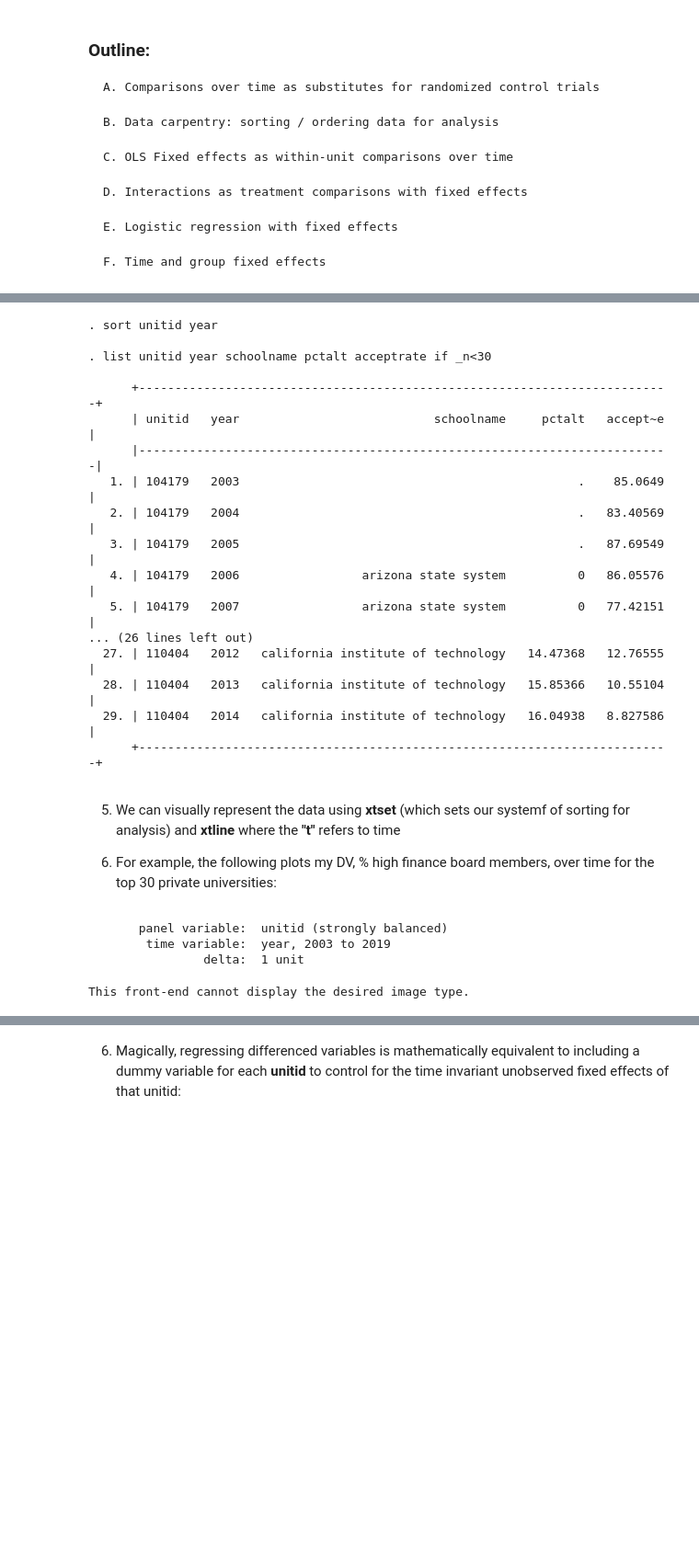
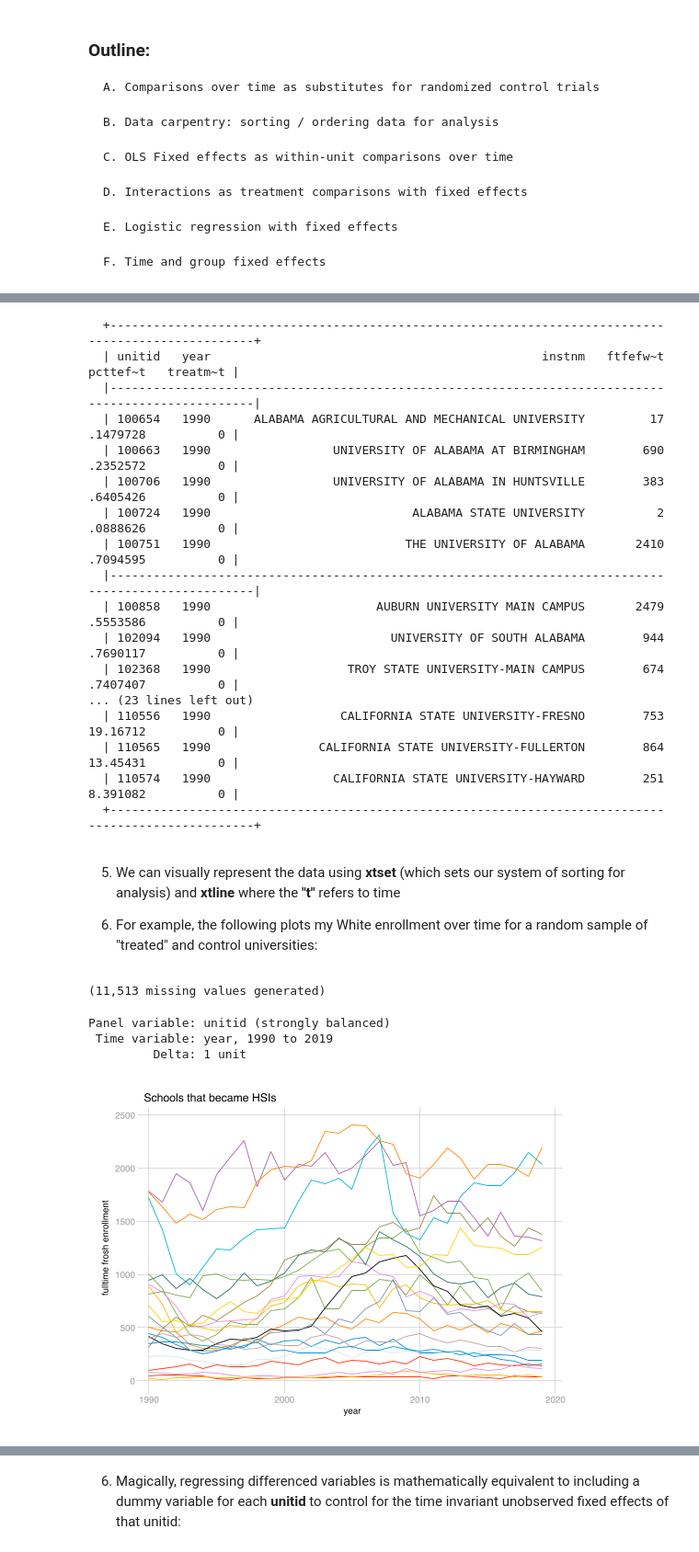
Before and after one commit to charlieeatonphd/Graduate-Statistics-and-Data-Science-for-Sociology, a Jupyter notebook: week13/w13lesson_timeseries.ipynb, the cells around one changed output, grey strips where cells are left out. Shown: that part at 92% size. Drawn from its saved outputs; the diff is of its cells as text; code cells hidden in the pictures; blank space fills up the shorter version.

Commit message:
update time series lesson

```diff
--- a/week13/w13lesson_timeseries.ipynb
+++ b/week13/w13lesson_timeseries.ipynb
@@ -71,44 +122,47 @@ Name the treatment (indepdent variable here): [varname here)
 # %%
-quietly {
-use universityboards, clear
-*log using w13lesson_timeserieslog20200422
-set more off
-quietly set linesize 200
-}
-
 **this is the sort code:
-sort unitid year
-
+sort year unitid
+set linesize 200
 **this lists the first 30 observations after sorting:
-list unitid year schoolname pctalt acceptrate if _n<30
+list unitid year instnm ftfefwhitt pcttefhispt treatment if _n<31, noobs
 # %% [output]
-. sort unitid year
-
-. list unitid year schoolname pctalt acceptrate if _n<30
-
-      +--------------------------------------------------------------------------+
-      | unitid   year                           schoolname     pctalt   accept~e |
-      |--------------------------------------------------------------------------|
-   1. | 104179   2003                                               .    85.0649 |
-   2. | 104179   2004                                               .   83.40569 |
-   3. | 104179   2005                                               .   87.69549 |
-   4. | 104179   2006                 arizona state system          0   86.05576 |
-   5. | 104179   2007                 arizona state system          0   77.42151 |
-... (26 lines left out)
-  27. | 110404   2012   california institute of technology   14.47368   12.76555 |
-  28. | 110404   2013   california institute of technology   15.85366   10.55104 |
-  29. | 110404   2014   california institute of technology   16.04938   8.827586 |
-      +--------------------------------------------------------------------------+
+  +----------------------------------------------------------------------------------------------------+
+  | unitid   year                                              instnm   ftfefw~t   pcttef~t   treatm~t |
+  |----------------------------------------------------------------------------------------------------|
+  | 100654   1990      ALABAMA AGRICULTURAL AND MECHANICAL UNIVERSITY         17   .1479728          0 |
+  | 100663   1990                 UNIVERSITY OF ALABAMA AT BIRMINGHAM        690   .2352572          0 |
+  | 100706   1990                 UNIVERSITY OF ALABAMA IN HUNTSVILLE        383   .6405426          0 |
+  | 100724   1990                            ALABAMA STATE UNIVERSITY          2   .0888626          0 |
+  | 100751   1990                           THE UNIVERSITY OF ALABAMA       2410   .7094595          0 |
+  |----------------------------------------------------------------------------------------------------|
+  | 100858   1990                       AUBURN UNIVERSITY MAIN CAMPUS       2479   .5553586          0 |
+  | 102094   1990                         UNIVERSITY OF SOUTH ALABAMA        944   .7690117          0 |
+  | 102368   1990                   TROY STATE UNIVERSITY-MAIN CAMPUS        674   .7407407          0 |
+... (23 lines left out)
+  | 110556   1990                  CALIFORNIA STATE UNIVERSITY-FRESNO        753   19.16712          0 |
+  | 110565   1990               CALIFORNIA STATE UNIVERSITY-FULLERTON        864   13.45431          0 |
+  | 110574   1990                 CALIFORNIA STATE UNIVERSITY-HAYWARD        251   8.391082          0 |
+  +----------------------------------------------------------------------------------------------------+
 # %% [markdown]
-5. We can visually represent the data using **xtset** (which sets our systemf of sorting for analysis) and **xtline** where the **"t"** refers to time
+5. We can visually represent the data using **xtset** (which sets our system of sorting for analysis) and **xtline** where the **"t"** refers to time
 
-6. For example, the following plots my DV, % high finance board members, over time for the top 30 private universities:
+6. For example, the following plots my White enrollment over time for a random sample of "treated" and control universities:
-# %%
-xtset unitid year
-xtline pctalt if control==2, over legend(off) scheme(538w)
-graph display
-# %% [output]
-       panel variable:  unitid (strongly balanced)
-        time variable:  year, 2003 to 2019
-                delta:  1 unit
-This front-end cannot display the desired image type.
+# %%
+*This code creates the random subsamble indicator
+set seed 123
+gen random=runiformint(0, 9) if year==2000
+bysort unitid: egen subsample=min(random)
+# %% [output]
+(11,513 missing values generated)
+# %%
+*This code sets unitid and year as our sorting variables
+xtset unitid year
+# %% [output]
+Panel variable: unitid (strongly balanced)
+ Time variable: year, 1990 to 2019
+         Delta: 1 unit
+# %%
+* This plots white enrollment over time for a random subsample of schools that became HSIs
+xtline ftfefwhitt if treated==1 & subsample>5, over legend(off) scheme(538w) title(Schools that became HSIs)
+# %% [output]
+[figure, added]
```
Also changed, not shown: parts of 46 cells of this notebook, 1 other file.
